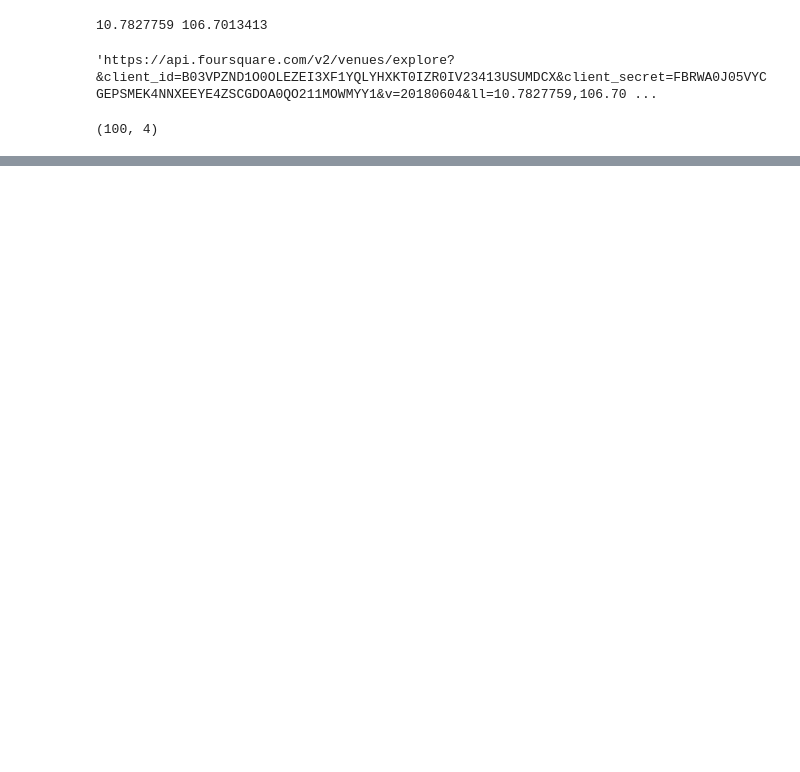
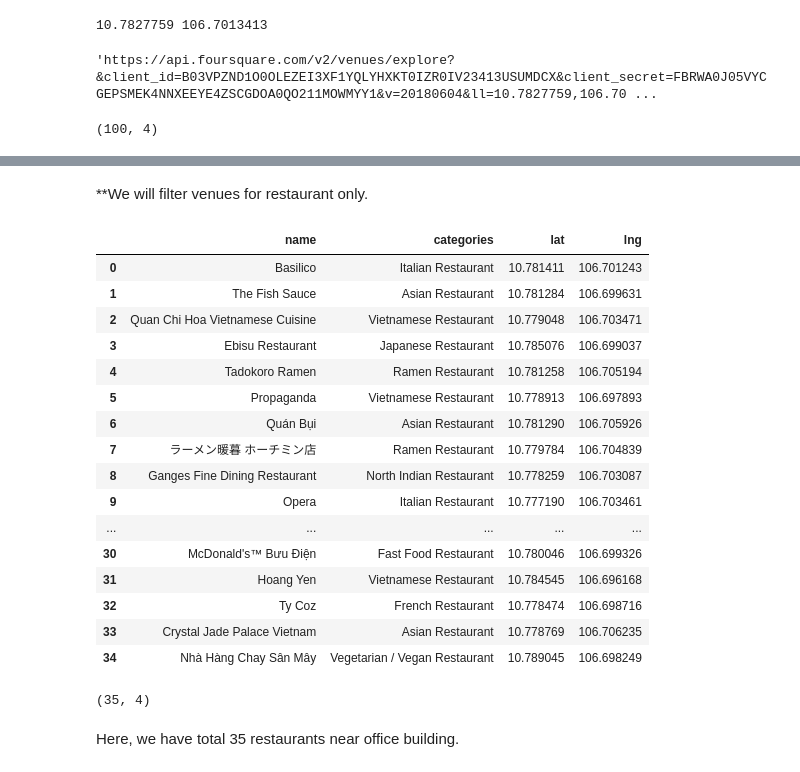
Before and after one commit to Phungngo13/github-example, a Jupyter notebook: Course9-W4-The Battle of Neighborhoods.ipynb, the cells around one changed output, grey strips where cells are left out. Drawn from its saved outputs; the diff is of its cells as text; code cells hidden in the pictures; blank space fills up the shorter version.

```diff
--- a/Course9-W4-The Battle of Neighborhoods.ipynb
+++ b/Course9-W4-The Battle of Neighborhoods.ipynb
@@ -149 +229,31 @@ HCMnearby_venues.head(10)
+# %% [markdown]
+**We will filter venues for restaurant only.
+# %%
+Dist1_restaurant=HCMnearby_venues.loc[HCMnearby_venues['categories']\
+                                     .str.contains('Restaurant')].reset_index(drop=True)
+Dist1_restaurant
+# %% [output]
+|  | name | categories | lat | lng |
+| 0 | Basilico | Italian Restaurant | 10.781411 | 106.701243 |
+| 1 | The Fish Sauce | Asian Restaurant | 10.781284 | 106.699631 |
+| 2 | Quan Chi Hoa Vietnamese Cuisine | Vietnamese Restaurant | 10.779048 | 106.703471 |
+| 3 | Ebisu Restaurant | Japanese Restaurant | 10.785076 | 106.699037 |
+| 4 | Tadokoro Ramen | Ramen Restaurant | 10.781258 | 106.705194 |
+| 5 | Propaganda | Vietnamese Restaurant | 10.778913 | 106.697893 |
+| 6 | Quán Bụi | Asian Restaurant | 10.781290 | 106.705926 |
+| 7 | ラーメン暖暮 ホーチミン店 | Ramen Restaurant | 10.779784 | 106.704839 |
+| 8 | Ganges Fine Dining Restaurant | North Indian Restaurant | 10.778259 | 106.703087 |
+| 9 | Opera | Italian Restaurant | 10.777190 | 106.703461 |
+| ... | ... | ... | ... | ... |
+| 30 | McDonald's™ Bưu Điện | Fast Food Restaurant | 10.780046 | 106.699326 |
+| 31 | Hoang Yen | Vietnamese Restaurant | 10.784545 | 106.696168 |
+| 32 | Ty Coz | French Restaurant | 10.778474 | 106.698716 |
+| 33 | Crystal Jade Palace Vietnam | Asian Restaurant | 10.778769 | 106.706235 |
+| 34 | Nhà Hàng Chay Sân Mây | Vegetarian / Vegan Restaurant | 10.789045 | 106.698249 |
+# %%
+Dist1_restaurant.shape
+# %% [output]
+(35, 4)
+# %% [markdown]
+Here, we have total 35 restaurants near office building.
 # %%
```
Also changed, not shown: parts of 21 cells of this notebook.
